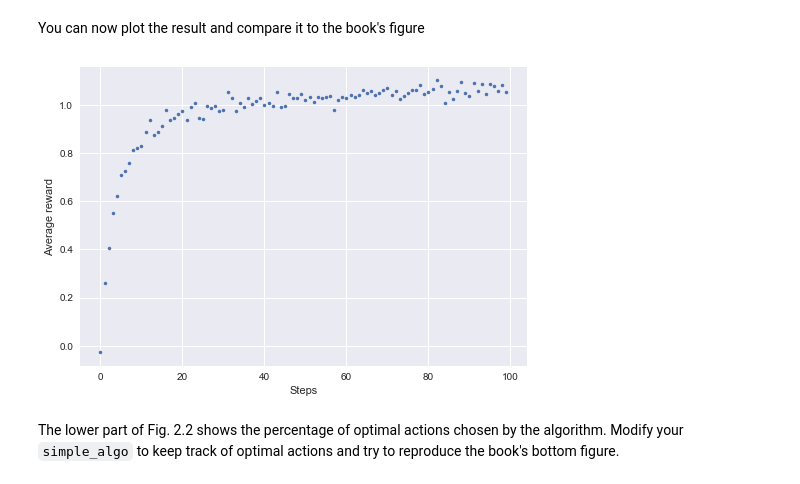
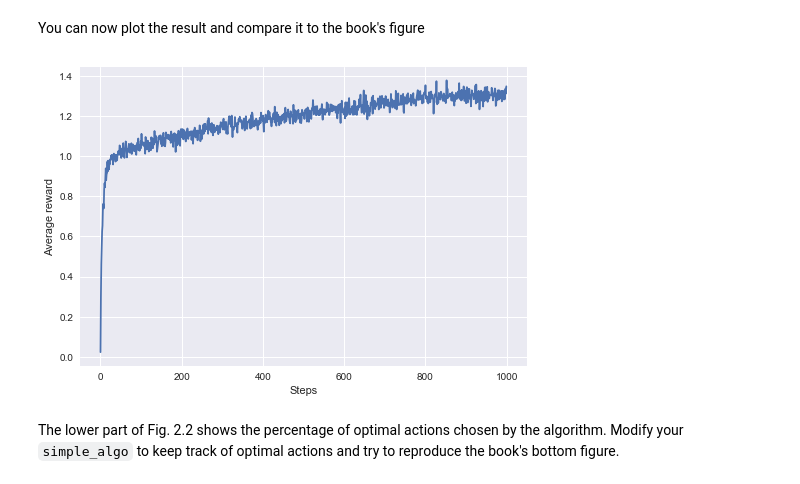
Before and after one commit to jonasracine/RL_sandbox, a Jupyter notebook: Bandit_exercise.ipynb, the cells around one changed output. Cells and saved outputs as stored; diff of their text form; code cells hidden in the pictures.

```diff
--- a/Bandit_exercise.ipynb
+++ b/Bandit_exercise.ipynb
@@ -80,3 +62,8 @@ def randargmax(array):
+# %%
+def randargmax(array):
+    # your function here
+    indices = np.where(array == array.max())[0]
+    return nprand.choice(indices)
 # %% [markdown]
 Hint: take a look at `numpy.where` (`np.where`) and `numpy.random.choice` (`nprand.choice`)
 # %% [markdown]
@@ -85,37 +72,45 @@ You'll also need a function that decides wether the action should be to explorat
 def choose_at_random(epsilon):
     # your function here
     # should return 1 if exploration, 0 otherwise
-    return nprand.choice([0,1],p=[epsilon,1-epsilon])
+    return nprand.choice([1,0],p=[epsilon,1-epsilon])
 # %% [markdown]
 You're ready to implement the first algorithm!
 # %%
-def simple_algo(steps, epsilon):
+def simple_algo(steps, epsilon,K):
     # your algorithm here
     # it should return an array of rewards, one per step
-    K= kBandits(10, 0, 1)
+
+    values = np.array([b.mean for b in K.bandits])
+    optimal_index =  np.where(values == values.max())[0]
 
     k = len(K.bandits)
-    Q = [0 for i in range(0, k)]
-    N = [0 for i in range(0, k)]
+    #Q = [0 for i in range(0, k)]
+    Q = np.zeros(k)
+    N = np.zeros(k)
+
     reward=[]
+    optimality=[]
     choice =0
-    optimal_action=0;
 
     for t in range(0,steps):
 
-        if choose_at_random(epsilon)==0:
+        if choose_at_random(epsilon)==1:
             choice = nprand.choice(k)
         else:
             choice = randargmax(Q)
-            optimal_action += 1
+
+        if choice in optimal_index :
+            optimality.append(1)
+        else :
+            optimality.append(0)
 
         R = K.bandits[choice].reward()
         N[choice] = N[choice]+1
         Q[choice] = Q[choice]+(R-Q[choice])/N[choice]
         reward.append(R)
 
-    percentage=optimal_action/steps
-    return (reward,percentage)
+
+    return reward,optimality
 # %% [markdown]
 ### Figures
 # %% [markdown]
@@ -123,30 +118,35 @@ To reproduce Fig 2.2, the algorithm should be run 2000 times with 1000 steps, an
 # %%
 %%notify
 n_episodes = 2000
-n_steps = 100
+n_steps = 1000
 epsilon = 0.01
 
 # initiate an empty array of the desired shape
 rewards = np.ndarray(shape=(n_episodes, n_steps))
+opt_val =  np.ndarray(shape=(n_episodes, n_steps))
+
 
 # fill the array with the results of the algorithm
 for i in range(0, np.size(rewards, 0)):
-    R = simple_algo(n_steps, epsilon)[0]
+    K= kBandits(10, 0, 1)
+    R,V = simple_algo(n_steps, epsilon,K)
     # replace the ith row with the computed rewards
     rewards[i, :] = R
+    opt_val[i,:] = V
 
 # then take the mean over the rows using array.mean
 mean_reward = rewards.mean(axis=0)
+mean_optval = opt_val.mean(axis=0)
 # %% [output]
 [interactive output not drawn]
 # %% [markdown]
 You can now plot the result and compare it to the book's figure
 # %%
-plt.plot(mean_reward,".")
+plt.plot(mean_reward)
 plt.xlabel('Steps')
 plt.ylabel('Average reward')
 plt.show()
 # %% [output]
-[figure, old version]
+[figure, new version]
 # %% [markdown]
 The lower part of Fig. 2.2 shows the percentage of optimal actions chosen by the algorithm. Modify your `simple_algo` to keep track of optimal actions and try to reproduce the book's bottom figure.
```
Also changed, not shown: parts of 6 cells of this notebook.
